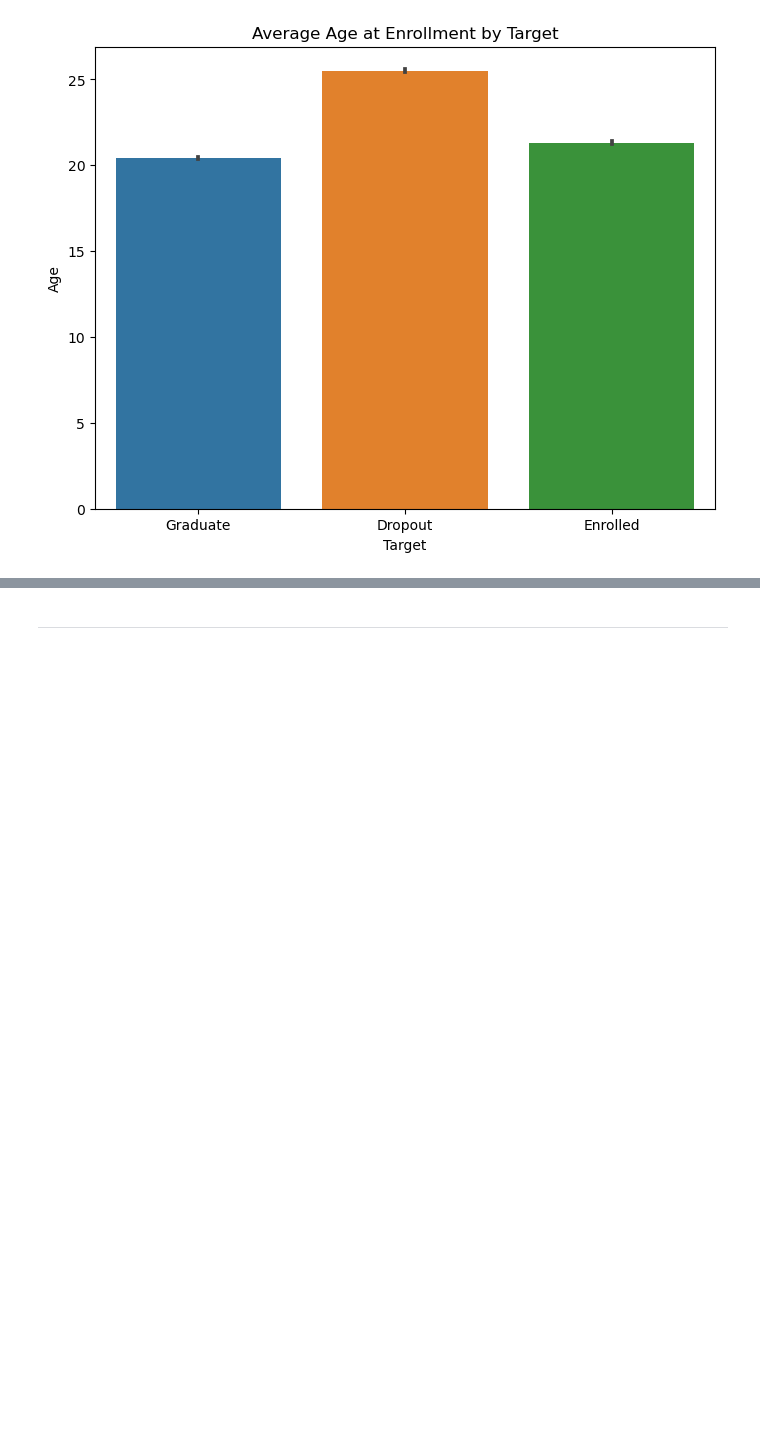
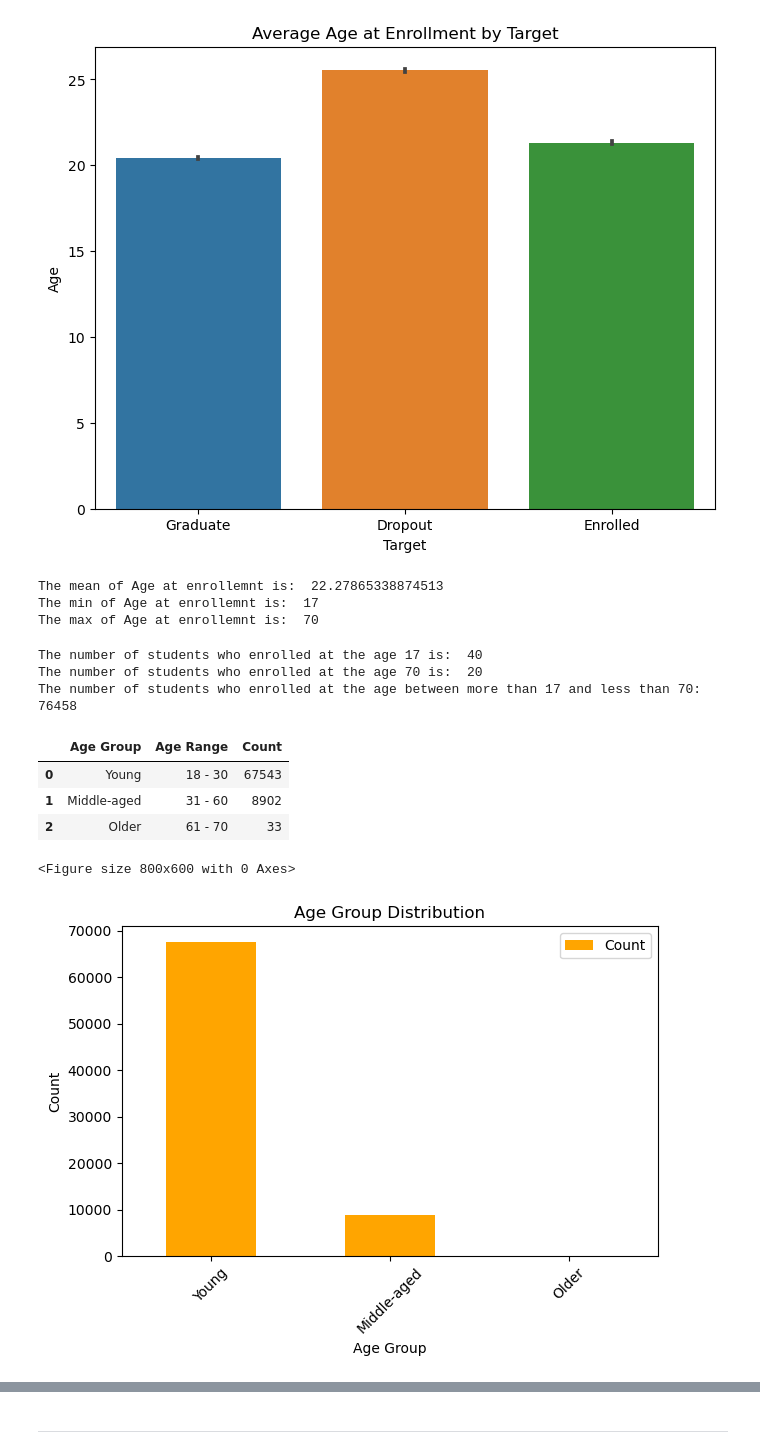
Before and after one commit to hibahdesu/Kaggle-Competitions, a Jupyter notebook: Classification with an Academic Success Dataset/My Analysis Part.ipynb, the cells around one changed output, grey strips where cells are left out. Cells and saved outputs as stored; diff of their text form; code cells hidden in the pictures; blank space fills up the shorter version.

```diff
--- a/Classification with an Academic Success Dataset/My Analysis Part.ipynb
+++ b/Classification with an Academic Success Dataset/My Analysis Part.ipynb
@@ -149,0 +152,2 @@ df_train.duplicated().sum()
+# %%
+df_train.drop('id', axis=1, inplace=True)
@@ -933,3 +949,46 @@ plt.ylabel('Age')
 plt.show()
 # %% [output]
 [figure]
+# %%
+print('The mean of Age at enrollemnt is: ', df_train['Age at enrollment'].mean())
+print('The min of Age at enrollemnt is: ', df_train['Age at enrollment'].min())
+print('The max of Age at enrollemnt is: ', df_train['Age at enrollment'].max())
+# %% [output]
+The mean of Age at enrollemnt is:  22.27865338874513
+The min of Age at enrollemnt is:  17
+The max of Age at enrollemnt is:  70
+# %%
+print('The number of students who enrolled at the age 17 is: ', df_train.loc[(df_train['Age at enrollment'] == df_train['Age at enrollment'].min())].shape[0])
+print('The number of students who enrolled at the age 70 is: ', df_train.loc[(df_train['Age at enrollment'] == df_train['Age at enrollment'].max())].shape[0])
+print('The number of students who enrolled at the age between more than 17 and less than 70: ', df_train.loc[(df_train['Age at enrollment'] > 17) & (df_train['Age at enrollment'] < 70)].shape[0])
+# %% [output]
+The number of students who enrolled at the age 17 is:  40
+The number of students who enrolled at the age 70 is:  20
+The number of students who enrolled at the age between more than 17 and less than 70:  76458
+# %%
+people_ages = [
+    {'Age Group': 'Young', 'Age Range': '18 - 30', 'Count': df_train.loc[(df_train['Age at enrollment'] > 17) & (df_train['Age at enrollment'] <= 30)].shape[0]},
+    {'Age Group': 'Middle-aged', 'Age Range': '31 - 60', 'Count': df_train.loc[(df_train['Age at enrollment'] > 30) & (df_train['Age at enrollment'] <= 60)].shape[0]},
+    {'Age Group': 'Older', 'Age Range': '61 - 70', 'Count': df_train.loc[(df_train['Age at enrollment'] > 60) & (df_train['Age at enrollment'] <= 70)].shape[0]}
+]
+
+age_df = pd.DataFrame(people_ages)
+age_df
+# %% [output]
+|  | Age Group | Age Range | Count |
+| 0 | Young | 18 - 30 | 67543 |
+| 1 | Middle-aged | 31 - 60 | 8902 |
+| 2 | Older | 61 - 70 | 33 |
+# %%
+
+plt.figure(figsize=(8, 6))
+age_df.plot(x='Age Group', y='Count', kind='bar', color='orange')
+plt.title('Age Group Distribution')
+plt.xlabel('Age Group')
+plt.ylabel('Count')
+plt.xticks(rotation=45)
+plt.tight_layout()
+plt.show()
+# %% [output]
+<Figure size 800x600 with 0 Axes>
+[figure, added]
```
Also changed, not shown: parts of 20 cells of this notebook.
